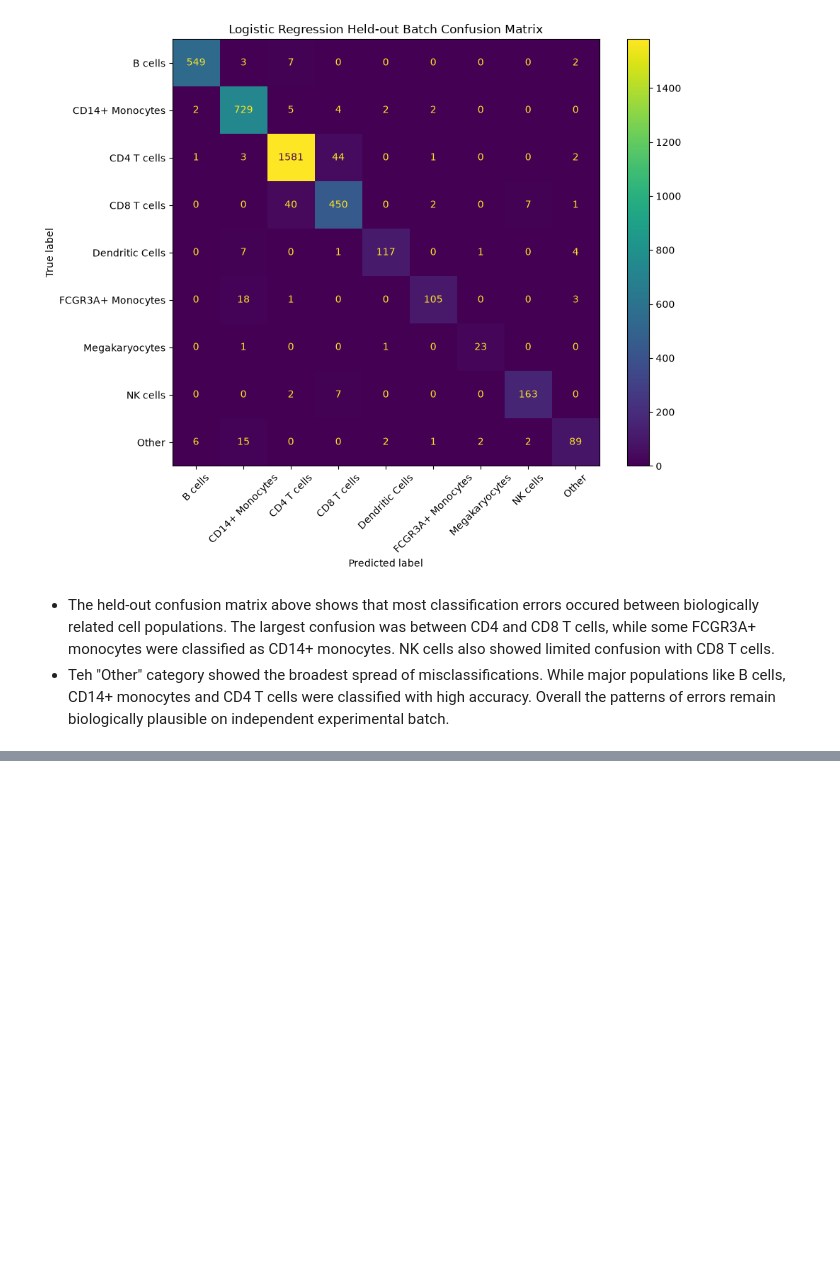
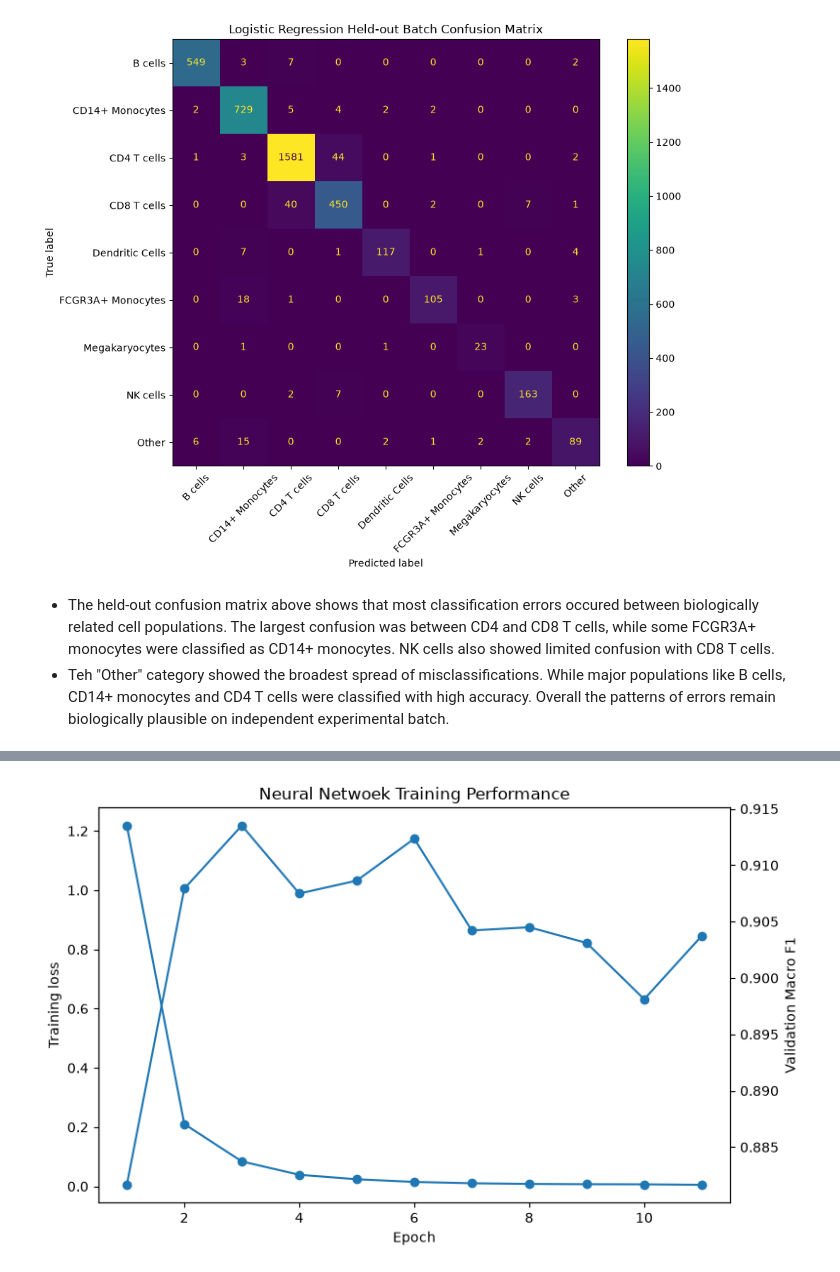
Before and after one commit to fionnualamoody/single-cell-interpretable-ml, a Jupyter notebook: notebooks/single_cell_data_exploration.ipynb, the cells around one changed output, grey strips where cells are left out. Cells and saved outputs as stored; diff of their text form; code cells hidden in the pictures; blank space fills up the shorter version.

```diff
--- a/notebooks/single_cell_data_exploration.ipynb
+++ b/notebooks/single_cell_data_exploration.ipynb
@@ -514,0 +544,9 @@ plt.show()
+# %%
+# create datasets
+train_dataset = TensorDataset(X_train_tensor, y_train_tensor)
+val_dataset= TensorDataset(X_val_tensor, y_val_tensor)
+test_dataset = TensorDataset(X_test_tensor, y_test_tensor)
+
+print("Training samples:", len(train_dataset))
+print("Validation samples:", len(val_dataset))
+print("Test samples:", len(test_dataset))
@@ -514,0 +905,30 @@ plt.show()
+# %%
+epochs = range(1, len(training_losses)+1)
+
+fig, ax1= plt.subplots(figsize=(8,5))
+
+ax1.plot(
+    epochs,
+    training_losses,
+    marker="o",
+    label="Training loss"
+)
+
+ax1.set_xlabel("Epoch")
+ax1.set_ylabel("Training loss")
+
+ax2=ax1.twinx()
+
+ax2.plot(
+    epochs,
+    validation_f1_scores,
+    marker="o",
+    label="Validation Macro F1"
+)
+ax2.set_ylabel("Validation Macro F1")
+
+plt.title("Neural Netwoek Training Performance")
+plt.tight_layout()
+plt.show()
+# %% [output]
+[figure, added]
```
Also changed, not shown: parts of 25 cells of this notebook.
